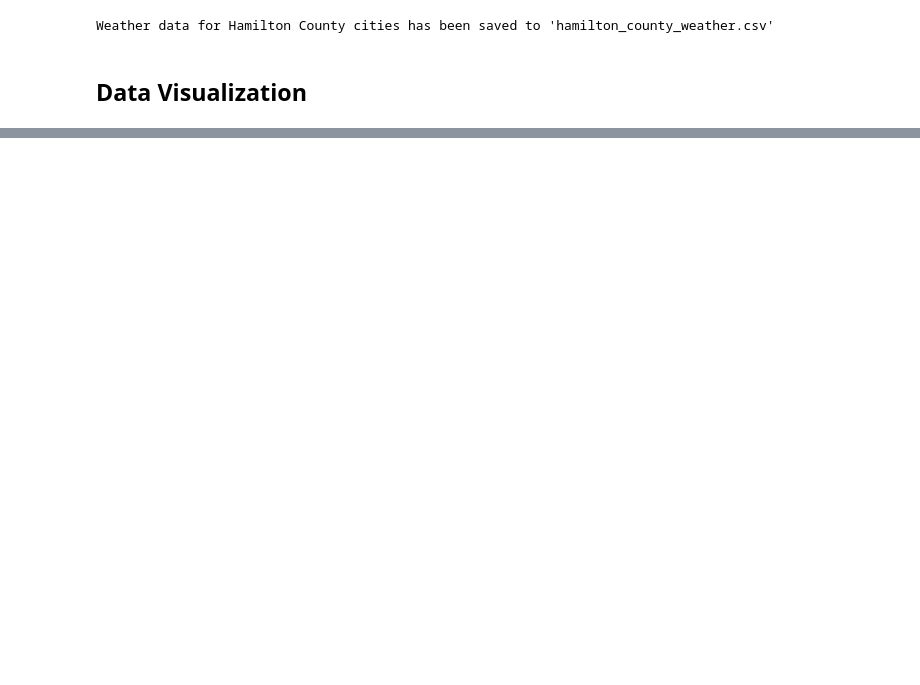
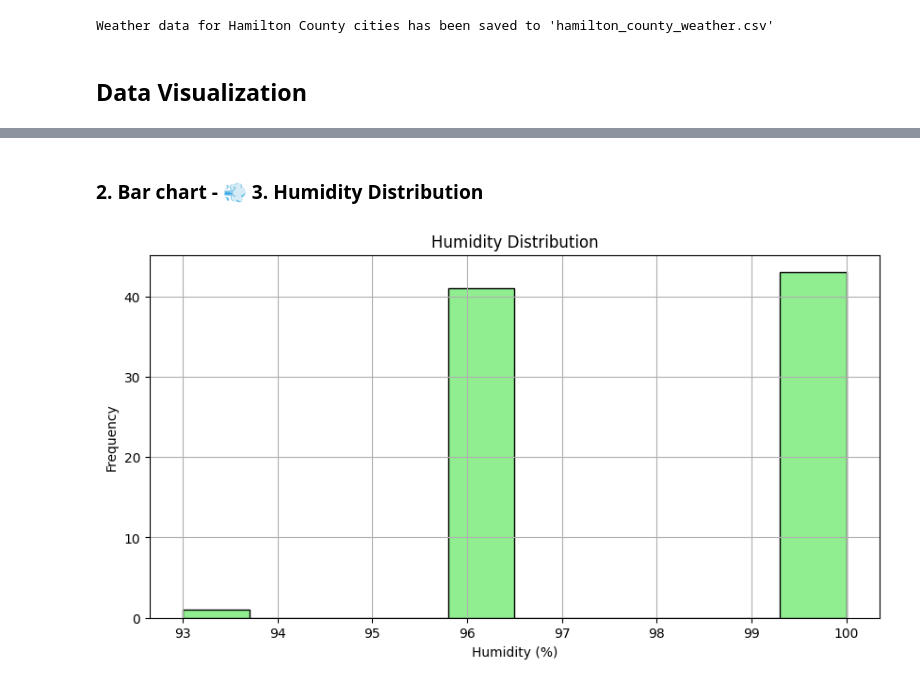
Before and after one commit to Sahiladevi/Learning_To_Plot, a Jupyter notebook: retrieve_data_using_API.ipynb, the cells around one changed output, grey strips where cells are left out. Drawn from its saved outputs; the diff is of its cells as text; code cells hidden in the pictures; blank space fills up the shorter version.

```diff
--- a/retrieve_data_using_API.ipynb
+++ b/retrieve_data_using_API.ipynb
@@ -149,0 +179,12 @@ plt.show()
+# %% [markdown]
+### 2. Bar chart - 💨 3. Humidity Distribution
+# %%
+plt.figure(figsize=(10, 5))
+plt.hist(weather_df['Humidity'], bins=10, color='lightgreen', edgecolor='black')
+plt.title('Humidity Distribution')
+plt.xlabel('Humidity (%)')
+plt.ylabel('Frequency')
+plt.grid(True)
+plt.show()
+# %% [output]
+[figure, added]
```
Also changed, not shown: parts of 18 cells of this notebook.
